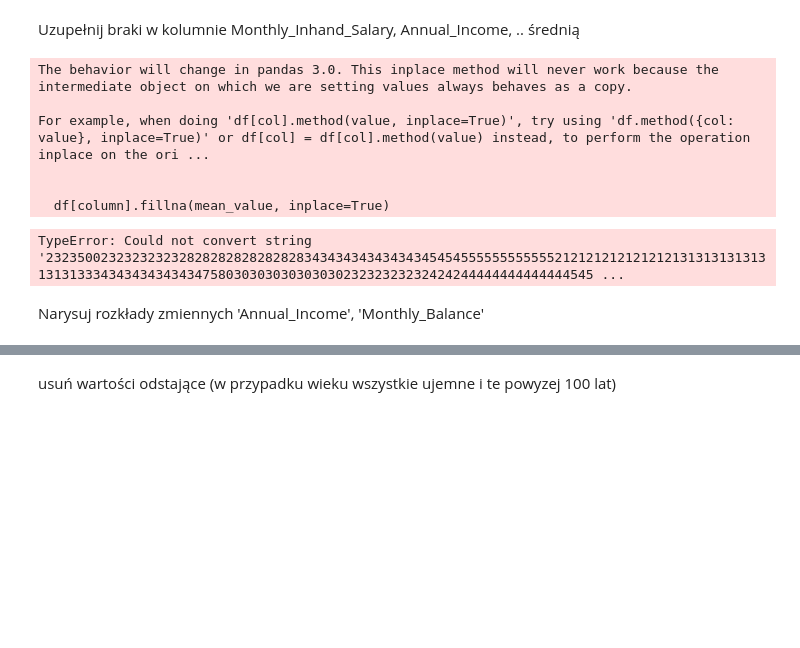
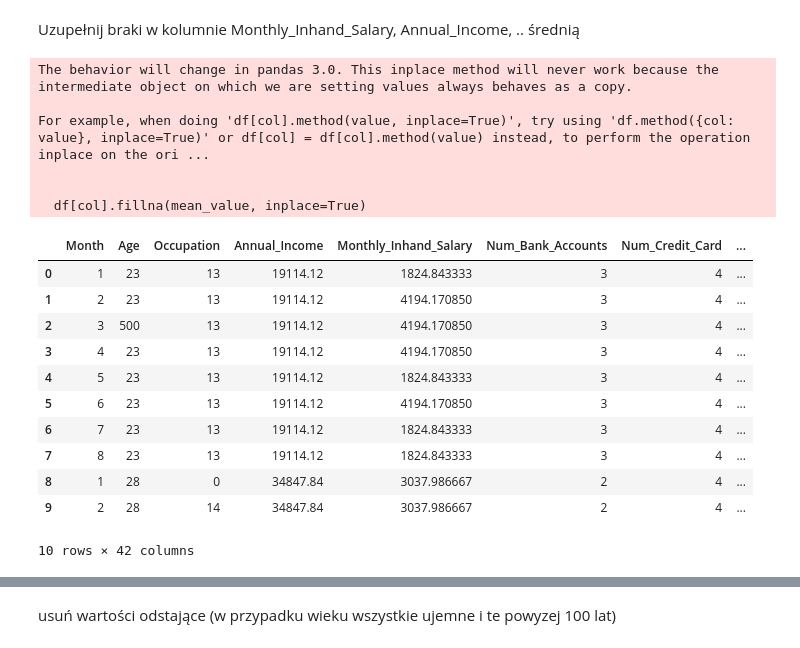
Before and after one commit to jurewiczM/lecture1, a Jupyter notebook: PUM2 _dokonczyc.ipynb, the cells around one changed output, grey strips where cells are left out. Drawn from its saved outputs; the diff is of its cells as text; code cells hidden in the pictures; blank space fills up the shorter version.

```diff
--- a/PUM2 _dokonczyc.ipynb
+++ b/PUM2 _dokonczyc.ipynb
@@ -324,14 +303,17 @@ memory usage: 32.0+ MB
+# %%
+for column in df.columns:
+    if df[column].dtype == 'object':
+        df[column] = pd.to_numeric(df[column], errors='coerce')
 # %% [markdown]
 Uzupełnij braki w kolumnie Monthly_Inhand_Salary,  Annual_Income, .. średnią
 # %%
-for column in df.columns:
-    mean_value = round(df[column].mean())
-    df[column].fillna(mean_value, inplace=True)
+for col in ['Monthly_Inhand_Salary', 'Annual_Income']:
+    mean_value = df[col].mean()
+    df[col].fillna(mean_value, inplace=True)
 # %% [output]
 The behavior will change in pandas 3.0. This inplace method will never work because the intermediate object on which we are setting values always behaves as a copy.
 
 For example, when doing 'df[col].method(value, inplace=True)', try using 'df.method({col: value}, inplace=True)' or df[col] = df[col].method(value) instead, to perform the operation inplace on the ori ...
 
 
-  df[column].fillna(mean_value, inplace=True)
+  df[col].fillna(mean_value, inplace=True)
-TypeError: Could not convert string '2323500232323232328282828282828283434343434343434545455555555555521212121212121213131313131313131333434343434343475803030303030303023232323232424244444444444444545 ...
@@ -340,2 +320,15 @@ df[40:50]
-# %% [markdown]
-Narysuj rozkłady zmiennych 'Annual_Income', 'Monthly_Balance'
+# %%
+df[0:10]
+# %% [output]
+|  | Month | Age | Occupation | Annual_Income | Monthly_Inhand_Salary | Num_Bank_Accounts | Num_Credit_Card | ... |
+| 0 | 1 | 23 | 13 | 19114.12 | 1824.843333 | 3 | 4 | ... |
+| 1 | 2 | 23 | 13 | 19114.12 | 4194.170850 | 3 | 4 | ... |
+| 2 | 3 | 500 | 13 | 19114.12 | 4194.170850 | 3 | 4 | ... |
+| 3 | 4 | 23 | 13 | 19114.12 | 4194.170850 | 3 | 4 | ... |
+| 4 | 5 | 23 | 13 | 19114.12 | 1824.843333 | 3 | 4 | ... |
+| 5 | 6 | 23 | 13 | 19114.12 | 4194.170850 | 3 | 4 | ... |
+| 6 | 7 | 23 | 13 | 19114.12 | 1824.843333 | 3 | 4 | ... |
+| 7 | 8 | 23 | 13 | 19114.12 | 1824.843333 | 3 | 4 | ... |
+| 8 | 1 | 28 | 0 | 34847.84 | 3037.986667 | 2 | 4 | ... |
+| 9 | 2 | 28 | 14 | 34847.84 | 3037.986667 | 2 | 4 | ... |
+10 rows × 42 columns
```
Also changed, not shown: parts of 15 cells of this notebook.
